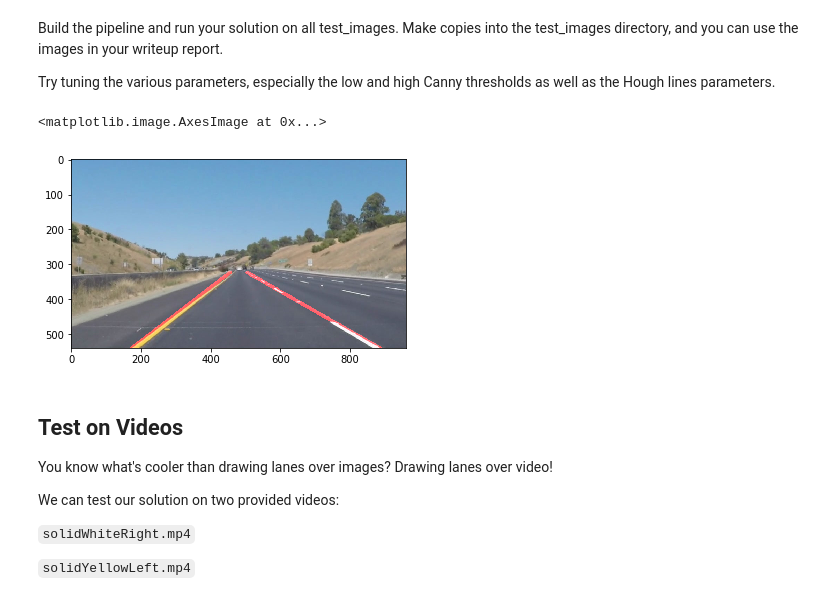
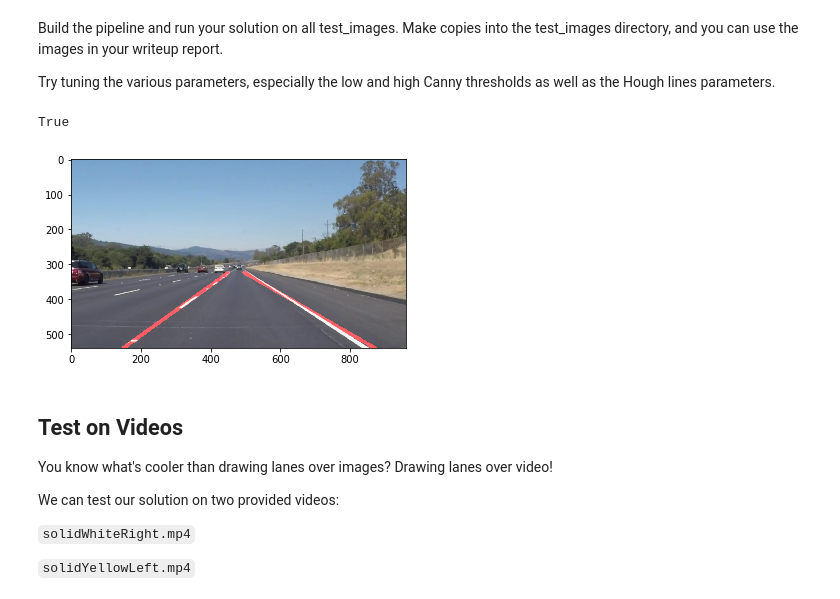
Before and after one commit to msaadnawaz/CarND, a Jupyter notebook: CarND-LaneLines-P1/P1.ipynb, the cells around one changed output. Saved outputs shown, nothing was run; the diff lists cells and outputs as text; code cells hidden in the pictures.

```diff
--- a/CarND-LaneLines-P1/P1.ipynb
+++ b/CarND-LaneLines-P1/P1.ipynb
@@ -51,12 +51,12 @@ import cv2
 ## Read in an Image
 # %%
 #reading in an image
-#image = mpimg.imread('test_images/solidWhiteRight.jpg')
+image = mpimg.imread('test_images/solidWhiteRight.jpg')
 #image = mpimg.imread('test_images/solidWhiteCurve.jpg')
 #image = mpimg.imread('test_images/solidYellowCurve.jpg')
 #image = mpimg.imread('test_images/solidYellowCurve2.jpg')
 #image = mpimg.imread('test_images/solidYellowLeft.jpg')
-image = mpimg.imread('test_images/whiteCarLaneSwitch.jpg')
+#image = mpimg.imread('test_images/whiteCarLaneSwitch.jpg')
 
 #printing out some stats and plotting
 print('This image is:', type(image), 'with dimesions:', image.shape)
@@ -318,36 +318,40 @@ gray=grayscale(image)
 
 kernelsize=5;
 gray_blur=gaussian_blur(gray,kernelsize)
 
 low_threshold=66
 high_threshold=200
 edged_image=canny(gray_blur,low_threshold,high_threshold)
 
 imshape=image.shape
 vertices = np.array([[(0,imshape[0]),(imshape[1]*0.45, imshape[0]*0.6), (imshape[1]*0.55, imshape[0]*0.6), (imshape[1],imshape[0])]], dtype=np.int32)
 
 masked_image=region_of_interest(edged_image,vertices)
 
 his_left_slope=0
 his_right_slope=0
 his_max_left_x=0
 his_min_left_x=0
 his_max_right_x=0
 his_min_right_x=0
 his_max_left_y=0
 his_min_left_y=0
 his_max_right_y=0
 his_min_right_y=0
 
-lined_image=hough_lines(masked_image,1,np.pi/180,15,40,30)
+lined_image=hough_lines(masked_image,20,np.pi/180,15,40,30)
 
 color_edged_image = np.dstack((edged_image, edged_image, edged_image))
 
 output=weighted_img(image,lined_image)
 plt.imshow(output, cmap='Greys_r')
+cv2.imwrite('edges.jpg',edged_image)
+cv2.imwrite('masked.jpg',masked_image)
+cv2.imwrite('lines.jpg',lined_image)
+cv2.imwrite('output.jpg',output)
 # %% [output]
-<matplotlib.image.AxesImage at 0x...>
+True
-[figure, old version]
+[figure, new version]
 # %% [markdown]
 ## Test on Videos
 
```
Also changed, not shown: parts of 5 cells of this notebook, 6 other files.
